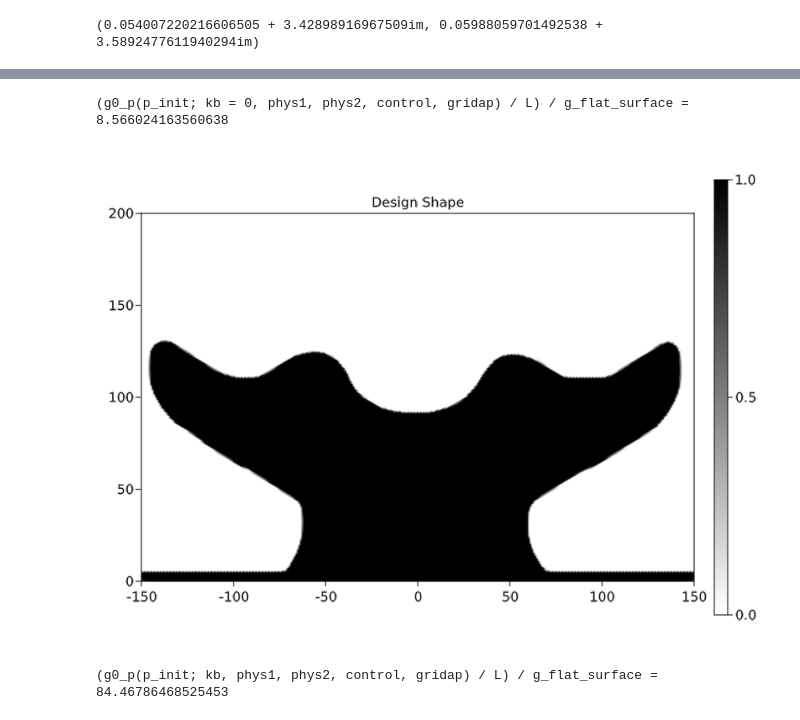
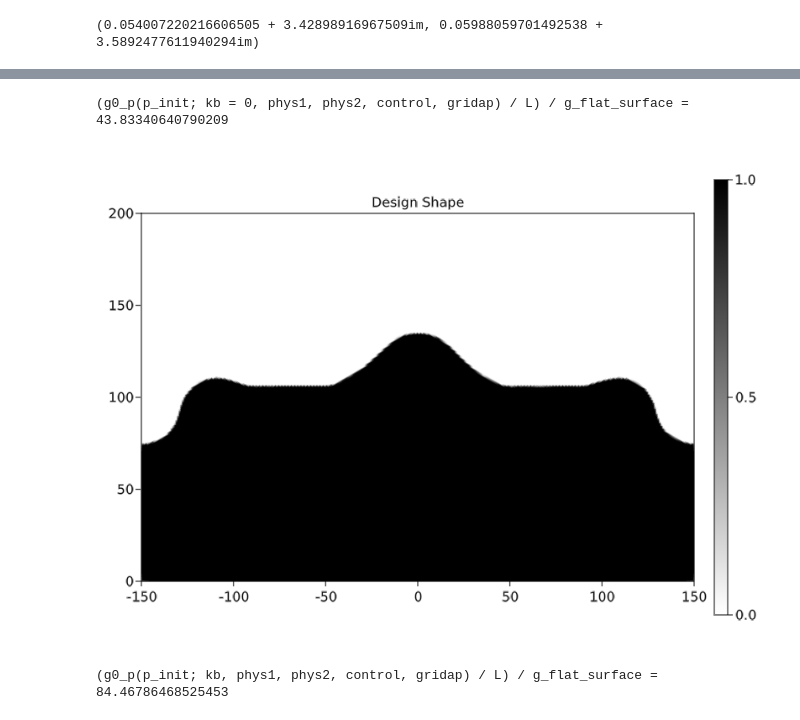
Before and after one commit to WenjieYao/RamanInFluid, a Jupyter notebook: Main.ipynb, the cells around one changed output, grey strips where cells are left out. Saved outputs shown, nothing was run; the diff lists cells and outputs as text; code cells hidden in the pictures.

```diff
--- a/Main.ipynb
+++ b/Main.ipynb
@@ -40,7 +40,7 @@ nm1,nm2
 # %%
 hr = (λ1+λ2)/nf/4          # Height of Raman molecule
 # Geometry parameters of the mesh
-L = 100           # Length of the normal region
+L = 300           # Length of the normal region
 hair = 500 + hr       # Height of the air region
 hs = 300 + hr         # Height of the source location in air
 ht = 200 + hr         # Height of the target location in air
@@ -149,7 +149,7 @@ GridapParameters(UnconstrainedFESpace(), UnconstrainedFESpace(), UnconstrainedFE
 using FileIO
 import Images: Gray
 # specify the path to your local image file
-img_path = "Initial/L400a.png"
+img_path = "Initial/L300.png"
 img = load(img_path)
 data = 1.0 .-Float64.(Gray.(img))
 function image_to_function(x, data, Lx, Ly)
@@ -159,36 +159,36 @@ function image_to_function(x, data, Lx, Ly)
     end
     xi = Nx - Int(round(((x[2]-100)/Lx + 0.5) * Nx))
     yi = Int(round((((x[1]+Ly/2) % Ly)/Ly) * Ny))
     if xi > 0 && xi <= Nx && yi > 0 && yi <= Ny
         return data[xi,yi]
     else
         return 0.0
     end
 end
 
 # binit(v) = ∫(v * x->image_to_function(x, data, 200, 150))gridap.dΩ
-binit(v) = ∫(v * x->image_to_function(x, data, hd, 320))gridap.dΩ
+binit(v) = ∫(v * x->image_to_function(x, data, hd, 300))gridap.dΩ
 pc_vec = assemble_vector(binit, gridap.FE_P)
 p_init = p_extract(pc_vec; gridap)
 p_init[p_init .< 0.1] .= 0
 p_init[p_init .> 0.1] .= 1
 
 #p_init = ones(gridap.np)
 pf_vec = pf_p0(p_init; control, gridap)
 pfh = FEFunction(gridap.FE_Pf, pf_vec)
 pth = (pf -> Threshold(pf; control)) ∘ pfh
 
 @show g0_p(p_init; kb=0, phys1, phys2, control, gridap)/L/g_flat_surface
 fig, ax, plt = plot(gridap.Ω, pth, colormap = :binary)
 Colorbar(fig[1,2], plt)
 ax.aspect = AxisAspect(L/(hd))
 ax.title = "Design Shape"
 limits!(ax, -L/2, L/2, 0, hd)
 # save("Results/shape.png", fig)
 fig
 # %% [output]
-(g0_p(p_init; kb = 0, phys1, phys2, control, gridap) / L) / g_flat_surface = 8.566024163560638
+(g0_p(p_init; kb = 0, phys1, phys2, control, gridap) / L) / g_flat_surface = 43.83340640790209
-[figure, old version]
+[figure, new version]
 # %%
 function p_bowtie(x, d, h, L, hd)
     dx = abs(x[1]) - d / 2
```
Also changed, not shown: parts of 6 cells of this notebook, 10 other files.
